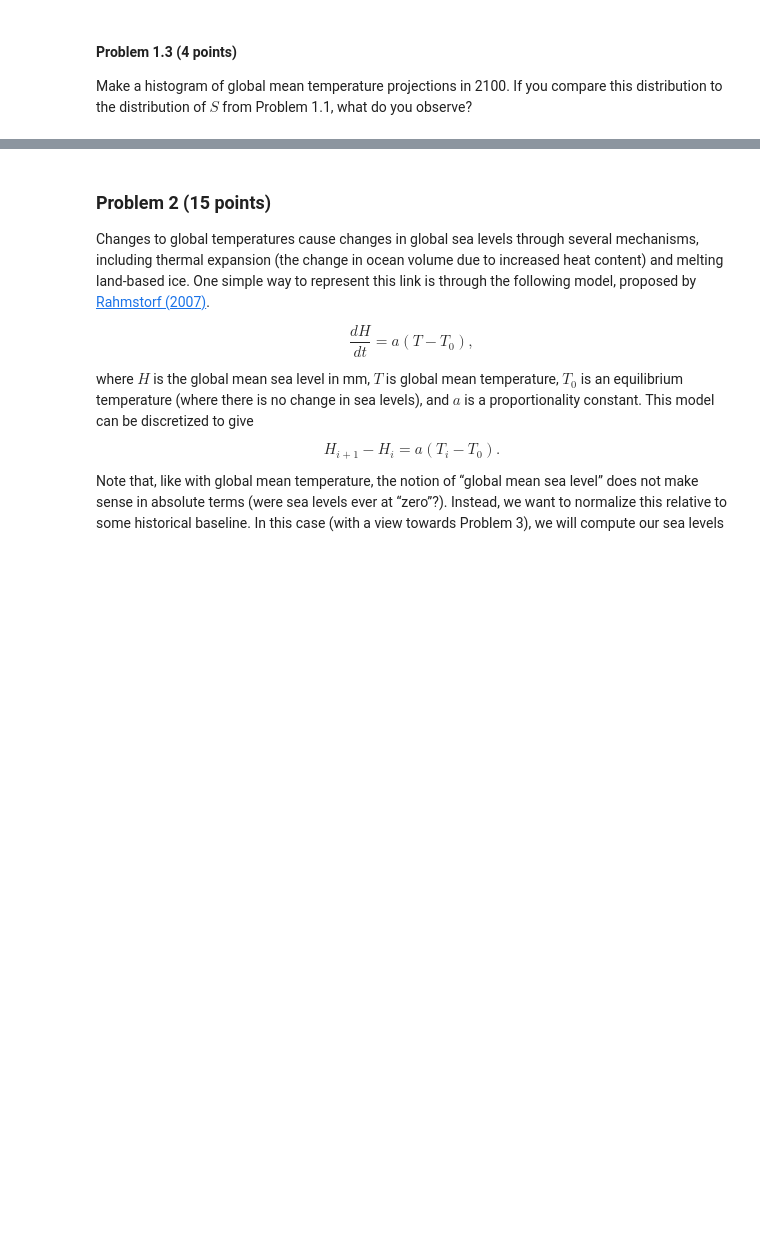
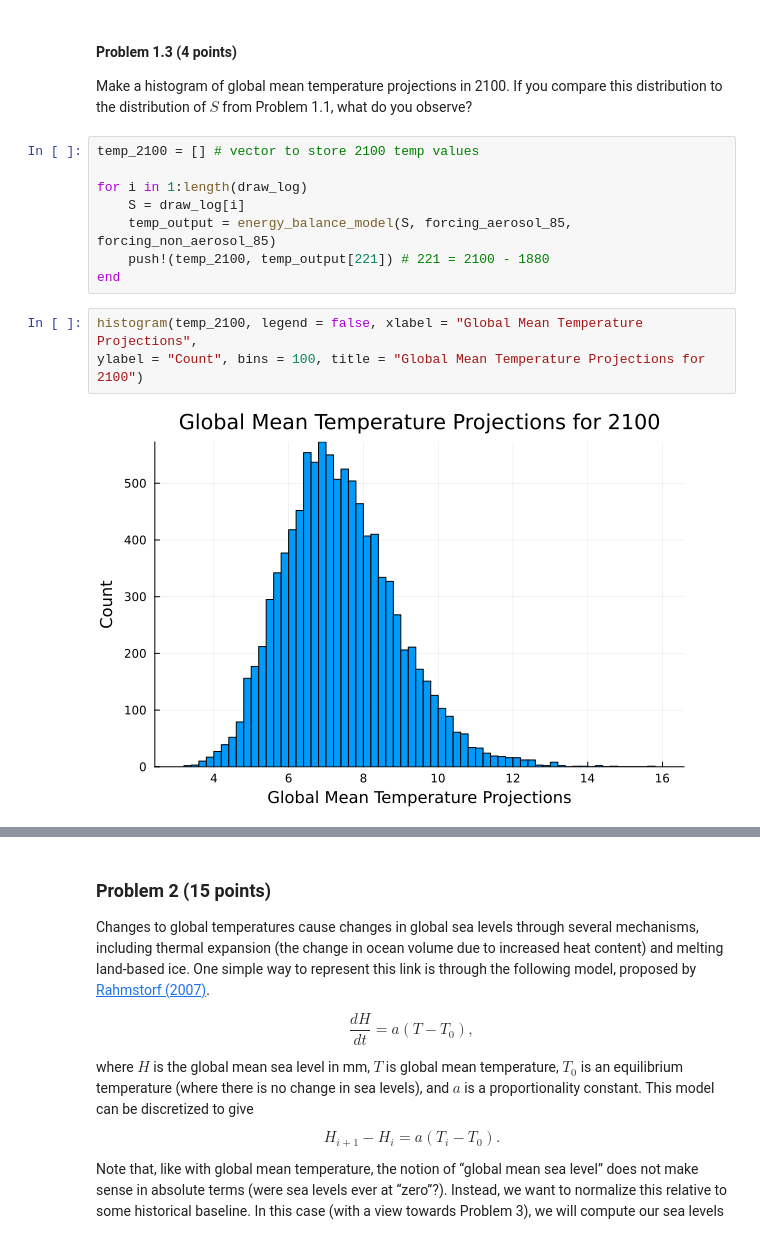
Before and after one commit to BEE4750-FA23/hw3-christinemswanson, a Jupyter notebook: hw03.ipynb, the cells around one changed output, grey strips where cells are left out. Saved outputs shown, nothing was run; the diff lists cells and outputs as text; blank space fills up the shorter version.

```diff
--- a/hw03.ipynb
+++ b/hw03.ipynb
@@ -209,3 +210,16 @@ title = "Global Mean Temperature (1880-2100)")
 Make a histogram of global mean temperature projections in 2100. If you
 compare this distribution to the distribution of $S$ from Problem 1.1,
 what do you observe?
+# %%
+temp_2100 = [] # vector to store 2100 temp values
+
+for i in 1:length(draw_log)
+    S = draw_log[i]
+    temp_output = energy_balance_model(S, forcing_aerosol_85, forcing_non_aerosol_85)
+    push!(temp_2100, temp_output[221]) # 221 = 2100 - 1880
+end
+# %%
+histogram(temp_2100, legend = false, xlabel = "Global Mean Temperature Projections",
+ylabel = "Count", bins = 100, title = "Global Mean Temperature Projections for 2100")
+# %% [output]
+[figure, added]
```
Also changed, not shown: parts of 3 cells of this notebook.
